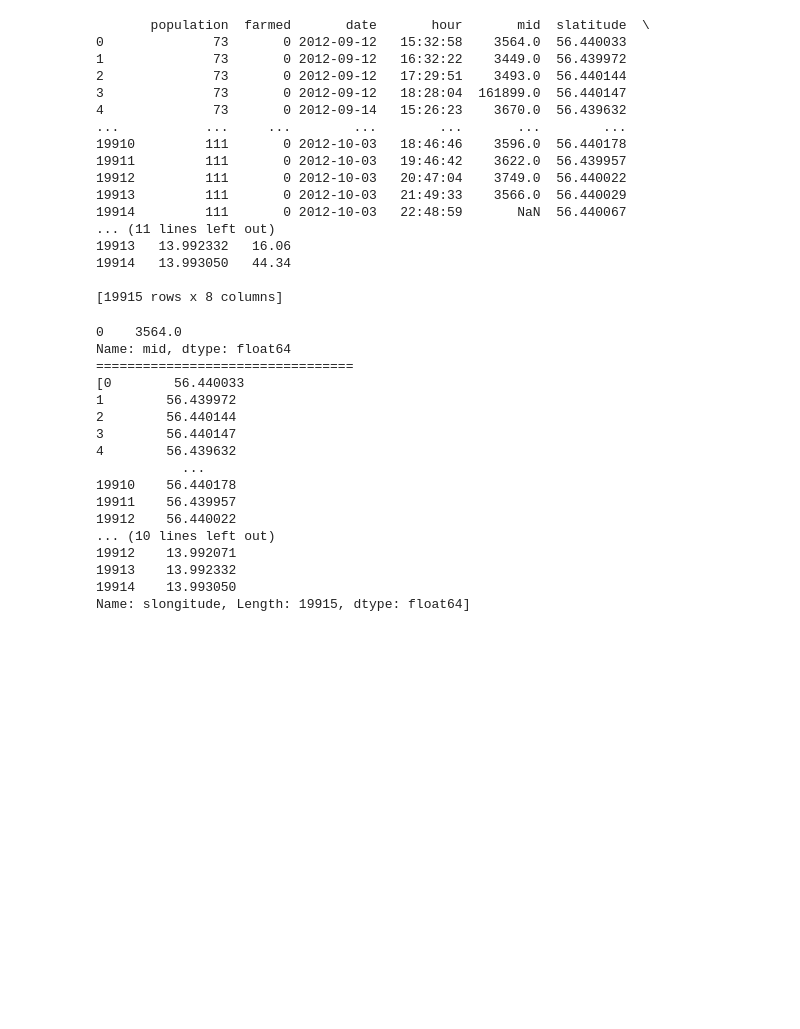
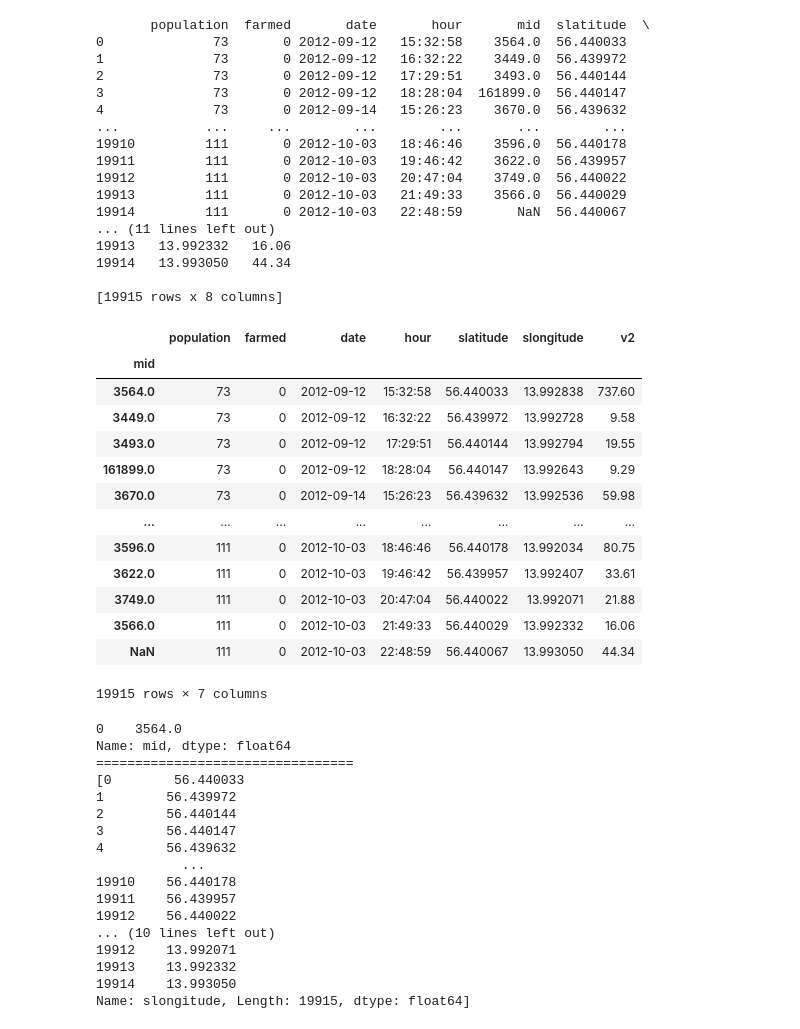
Before and after one commit to RKALM/ann-mallards, a Jupyter notebook: mallards.ipynb, the cells around one changed output. Cells and saved outputs as stored; diff of their text form; code cells hidden in the pictures; blank space fills up the shorter version.

Commit message:
Putting the data in order, by creating the ordered dataframe that isolates the individual mallards.

```diff
--- a/mallards.ipynb
+++ b/mallards.ipynb
@@ -43,6 +43,24 @@ print(features)
 19914   13.993050   44.34
 
 [19915 rows x 8 columns]
+# %%
+ordered = features.set_index("mid")
+ordered
+# %% [output]
+|  | population | farmed | date | hour | slatitude | slongitude | v2 |
+| mid |  |  |  |  |  |  |  |
+| 3564.0 | 73 | 0 | 2012-09-12 | 15:32:58 | 56.440033 | 13.992838 | 737.60 |
+| 3449.0 | 73 | 0 | 2012-09-12 | 16:32:22 | 56.439972 | 13.992728 | 9.58 |
+| 3493.0 | 73 | 0 | 2012-09-12 | 17:29:51 | 56.440144 | 13.992794 | 19.55 |
+| 161899.0 | 73 | 0 | 2012-09-12 | 18:28:04 | 56.440147 | 13.992643 | 9.29 |
+| 3670.0 | 73 | 0 | 2012-09-14 | 15:26:23 | 56.439632 | 13.992536 | 59.98 |
+| ... | ... | ... | ... | ... | ... | ... | ... |
+| 3596.0 | 111 | 0 | 2012-10-03 | 18:46:46 | 56.440178 | 13.992034 | 80.75 |
+| 3622.0 | 111 | 0 | 2012-10-03 | 19:46:42 | 56.439957 | 13.992407 | 33.61 |
+| 3749.0 | 111 | 0 | 2012-10-03 | 20:47:04 | 56.440022 | 13.992071 | 21.88 |
+| 3566.0 | 111 | 0 | 2012-10-03 | 21:49:33 | 56.440029 | 13.992332 | 16.06 |
+| NaN | 111 | 0 | 2012-10-03 | 22:48:59 | 56.440067 | 13.993050 | 44.34 |
+19915 rows × 7 columns
 # %%
 data=[]
 preddata = []
```
Also changed, not shown: parts of 1 cell of this notebook, 1 other file.
